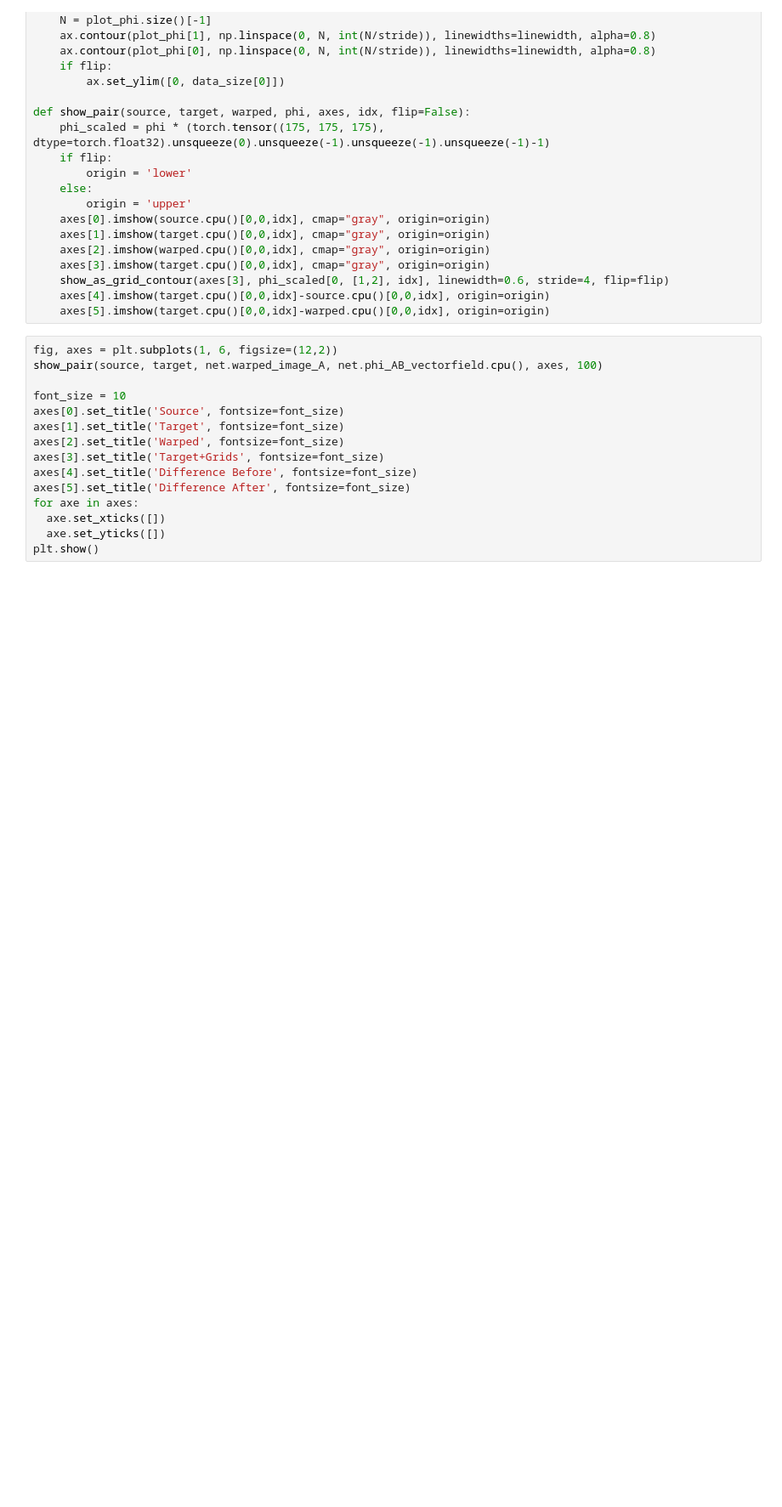
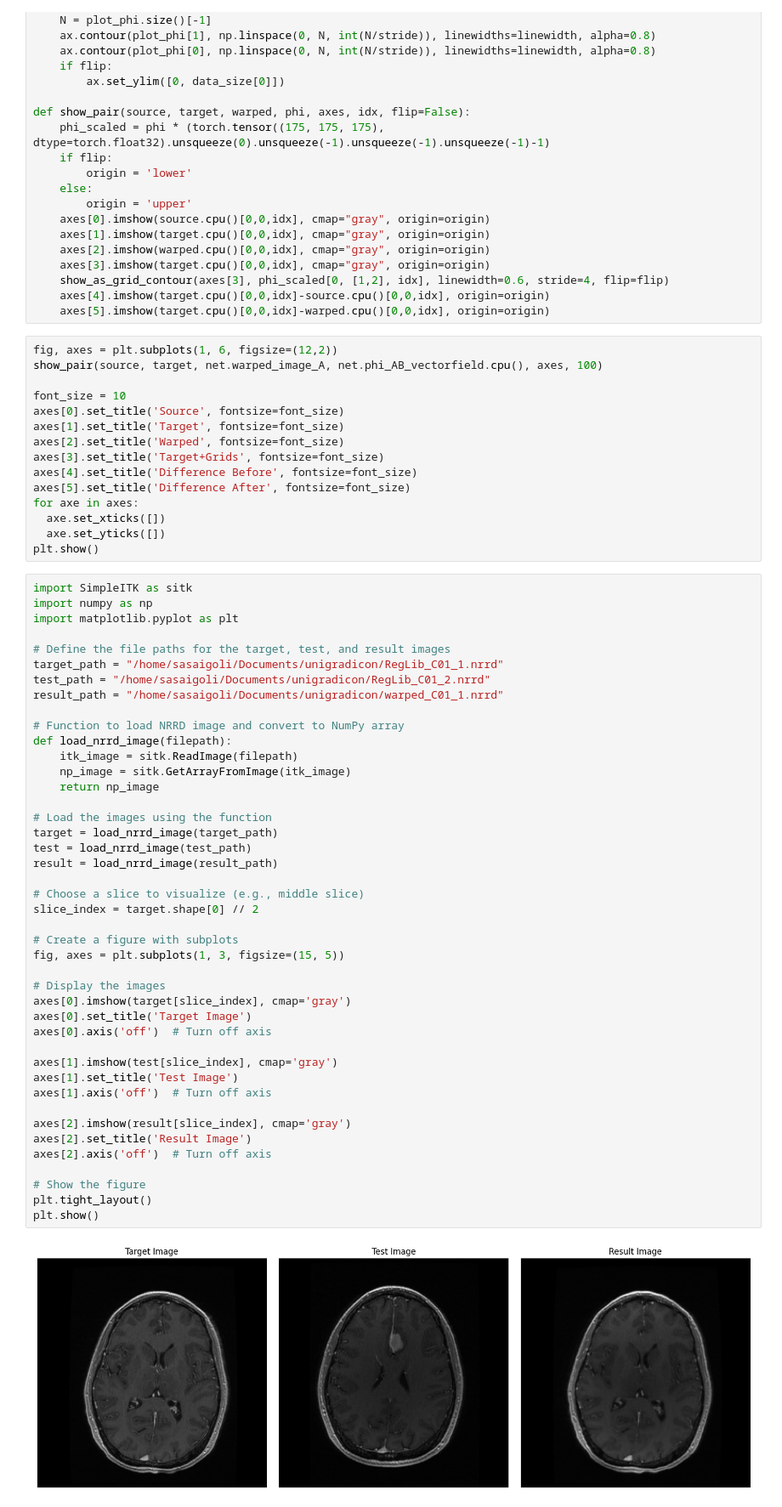
Before and after one commit to sasaigoli05/FastSurfer-Analysis, a Jupyter notebook: unigradicon_test.ipynb, the cells around one changed output. Shown: that part at 85% size. Drawn from its saved outputs; the diff is of its cells as text; blank space fills up the shorter version.

Commit message:
unigradicon experimentation

```diff
--- a/unigradicon_test.ipynb
+++ b/unigradicon_test.ipynb
@@ -95,3 +153,48 @@ for axe in axes:
   axe.set_xticks([])
   axe.set_yticks([])
 plt.show()
+# %%
+import SimpleITK as sitk
+import numpy as np
+import matplotlib.pyplot as plt
+
+# Define the file paths for the target, test, and result images
+target_path = "/home/sasaigoli/Documents/unigradicon/RegLib_C01_1.nrrd"
+test_path = "/home/sasaigoli/Documents/unigradicon/RegLib_C01_2.nrrd"
+result_path = "/home/sasaigoli/Documents/unigradicon/warped_C01_1.nrrd"
+
+# Function to load NRRD image and convert to NumPy array
+def load_nrrd_image(filepath):
+    itk_image = sitk.ReadImage(filepath)
+    np_image = sitk.GetArrayFromImage(itk_image)
+    return np_image
+
+# Load the images using the function
+target = load_nrrd_image(target_path)
+test = load_nrrd_image(test_path)
+result = load_nrrd_image(result_path)
+
+# Choose a slice to visualize (e.g., middle slice)
+slice_index = target.shape[0] // 2
+
+# Create a figure with subplots
+fig, axes = plt.subplots(1, 3, figsize=(15, 5))
+
+# Display the images
+axes[0].imshow(target[slice_index], cmap='gray')
+axes[0].set_title('Target Image')
+axes[0].axis('off')  # Turn off axis
+
+axes[1].imshow(test[slice_index], cmap='gray')
+axes[1].set_title('Test Image')
+axes[1].axis('off')  # Turn off axis
+
+axes[2].imshow(result[slice_index], cmap='gray')
+axes[2].set_title('Result Image')
+axes[2].axis('off')  # Turn off axis
+
+# Show the figure
+plt.tight_layout()
+plt.show()
+# %% [output]
+[figure, added]
```
Also changed, not shown: parts of 4 cells of this notebook.
